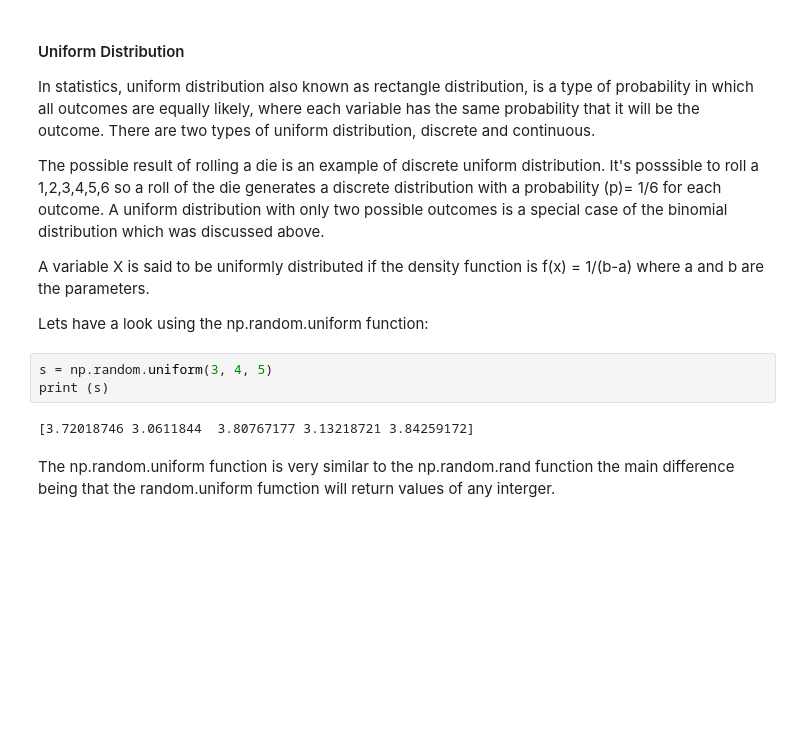
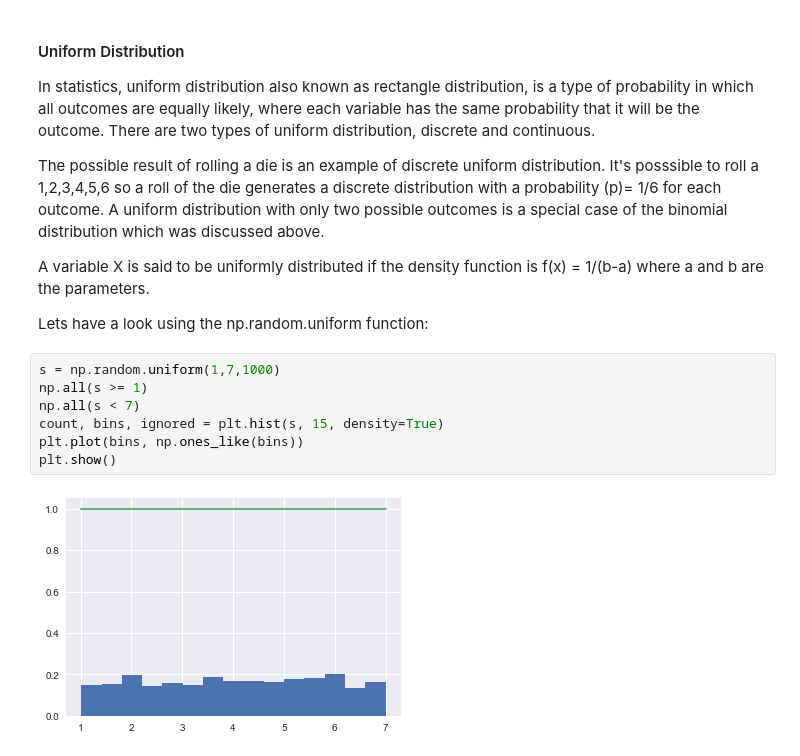
Before and after one commit to TommyVaughan/numpy-random, a Jupyter notebook: numpy-random.ipynb, the cells around one changed output. Drawn from its saved outputs; the diff is of its cells as text; blank space fills up the shorter version.

```diff
--- a/numpy-random.ipynb
+++ b/numpy-random.ipynb
@@ -193,10 +190,12 @@ The possible result of rolling a die is an example of discrete uniform distribut
 A variable X is said to be uniformly distributed if the density function is f(x) = 1/(b-a) where a and b are the parameters.
 
 Lets have a look using the np.random.uniform function:
-# %%
-s = np.random.uniform(3, 4, 5)
-print (s)
-# %% [output]
-[3.72018746 3.0611844  3.80767177 3.13218721 3.84259172]
-# %% [markdown]
-The np.random.uniform function is very similar to the np.random.rand function the main difference being that the random.uniform fumction will return values of any interger.
+# %%
+s = np.random.uniform(1,7,1000)
+np.all(s >= 1)
+np.all(s < 7)
+count, bins, ignored = plt.hist(s, 15, density=True)
+plt.plot(bins, np.ones_like(bins))
+plt.show()
+# %% [output]
+[figure, added]
```
Also changed, not shown: parts of 21 cells of this notebook.
